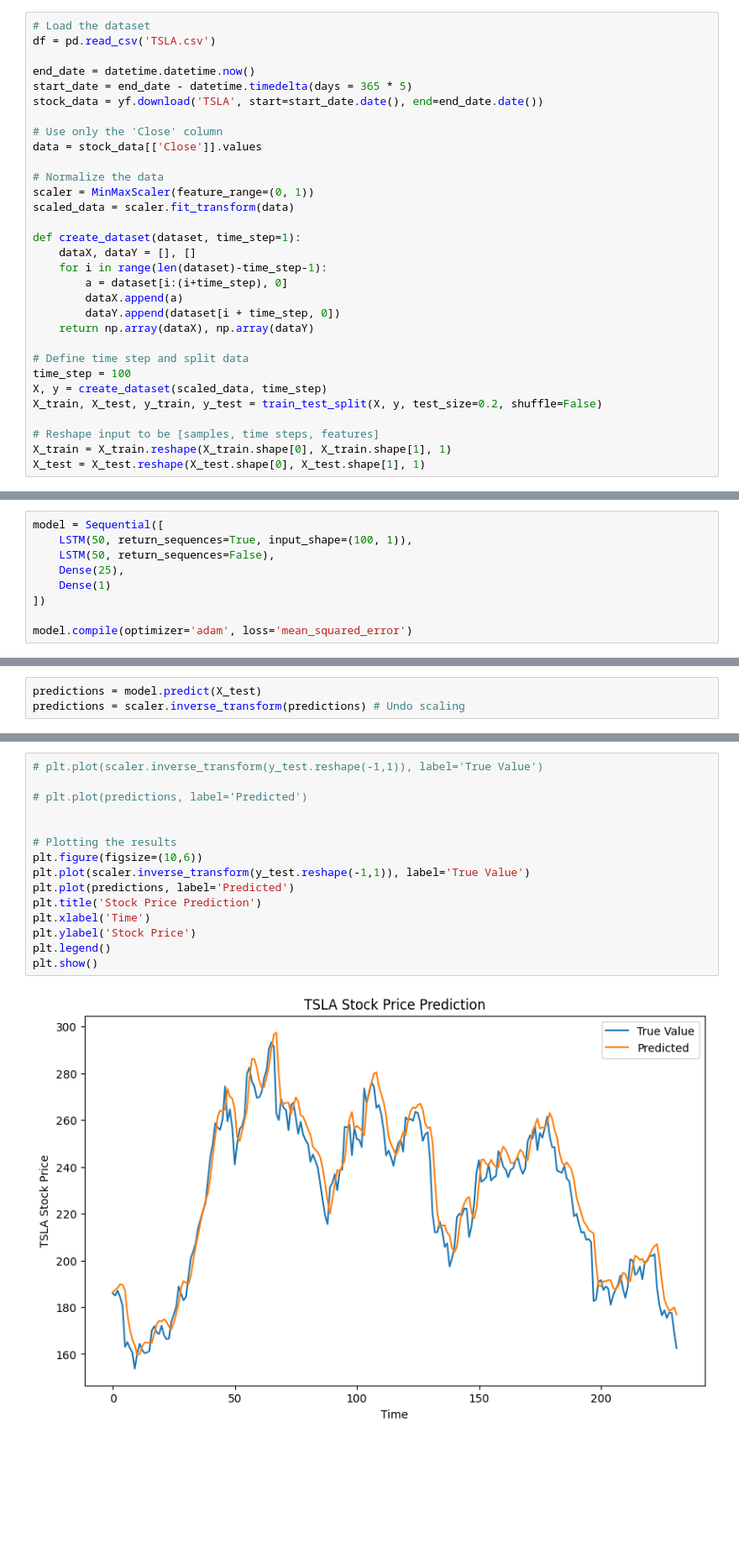
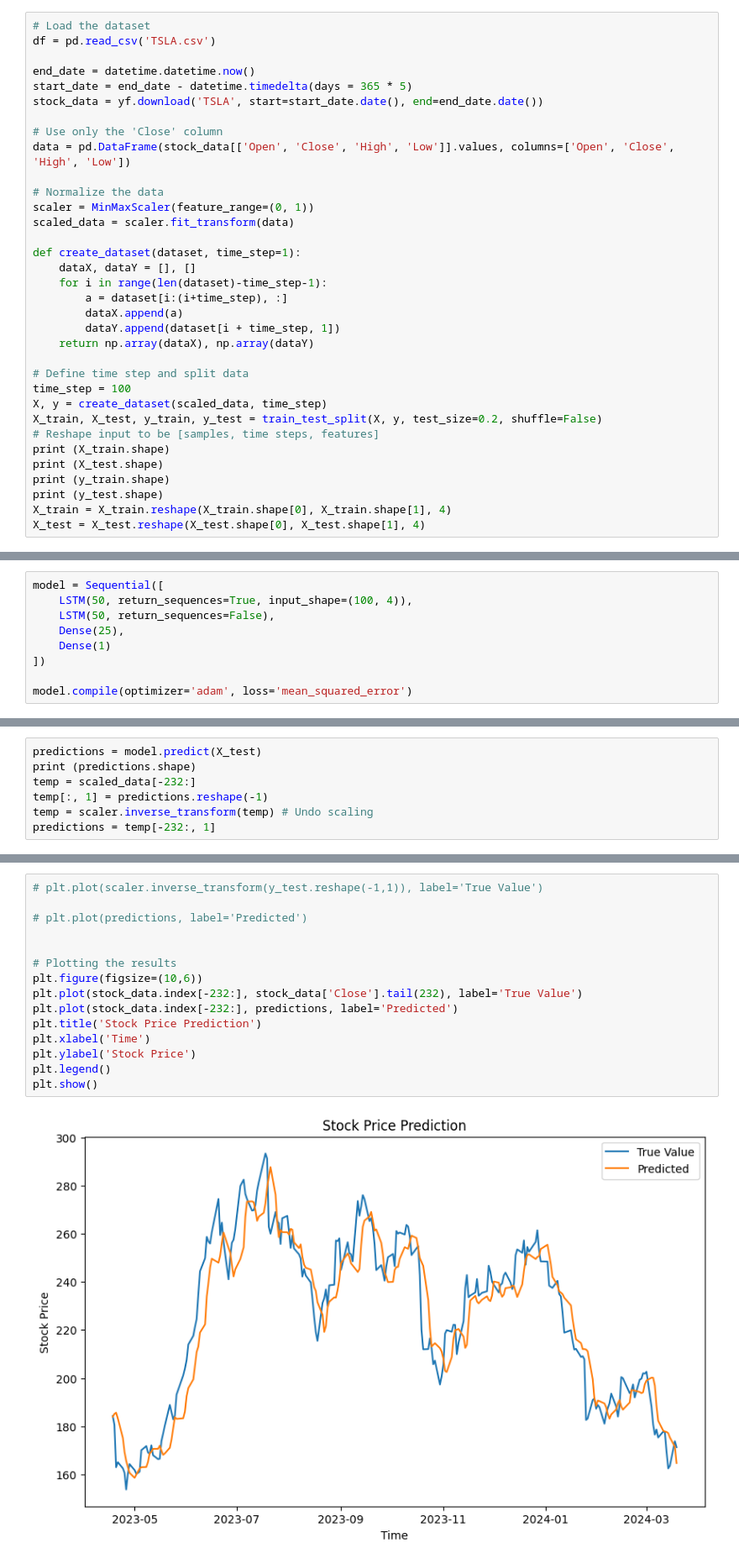
Before and after one commit to nme998/Stock_Market_Prediction, a Jupyter notebook: lstm.ipynb, the cells around one changed output, grey strips where cells are left out. Shown at 84% size. Saved outputs shown, nothing was run; the diff lists cells and outputs as text; blank space fills up the shorter version.

Commit message:
Updated LSTM script to handle Open, Close, High and Low arrtibutes

```diff
--- a/lstm.ipynb
+++ b/lstm.ipynb
@@ -17,7 +17,7 @@ start_date = end_date - datetime.timedelta(days = 365 * 5)
 stock_data = yf.download('TSLA', start=start_date.date(), end=end_date.date())
 
 # Use only the 'Close' column
-data = stock_data[['Close']].values
+data = pd.DataFrame(stock_data[['Open', 'Close', 'High', 'Low']].values, columns=['Open', 'Close', 'High', 'Low'])
 
 # Normalize the data
 scaler = MinMaxScaler(feature_range=(0, 1))
@@ -26,18 +26,21 @@ scaled_data = scaler.fit_transform(data)
 def create_dataset(dataset, time_step=1):
     dataX, dataY = [], []
     for i in range(len(dataset)-time_step-1):
-        a = dataset[i:(i+time_step), 0]
+        a = dataset[i:(i+time_step), :]
         dataX.append(a)
-        dataY.append(dataset[i + time_step, 0])
+        dataY.append(dataset[i + time_step, 1])
     return np.array(dataX), np.array(dataY)
 
 # Define time step and split data
 time_step = 100
 X, y = create_dataset(scaled_data, time_step)
 X_train, X_test, y_train, y_test = train_test_split(X, y, test_size=0.2, shuffle=False)
-
 # Reshape input to be [samples, time steps, features]
-X_train = X_train.reshape(X_train.shape[0], X_train.shape[1], 1)
-X_test = X_test.reshape(X_test.shape[0], X_test.shape[1], 1)
+print (X_train.shape)
+print (X_test.shape)
+print (y_train.shape)
+print (y_test.shape)
+X_train = X_train.reshape(X_train.shape[0], X_train.shape[1], 4)
+X_test = X_test.reshape(X_test.shape[0], X_test.shape[1], 4)
 # %% [output]
 [*********************100%***********************]  1 of 1 completed
@@ -44,6 +51,6 @@ X_test = X_test.reshape(X_test.shape[0], X_test.shape[1], 1)
 # %%
 model = Sequential([
-    LSTM(50, return_sequences=True, input_shape=(100, 1)),
+    LSTM(50, return_sequences=True, input_shape=(100, 4)),
     LSTM(50, return_sequences=False),
     Dense(25),
     Dense(1)
@@ -73,5 +80,9 @@ Epoch 100/100
 <keras.callbacks.History at 0x...>
 # %%
 predictions = model.predict(X_test)
-predictions = scaler.inverse_transform(predictions) # Undo scaling
+print (predictions.shape)
+temp = scaled_data[-232:]
+temp[:, 1] = predictions.reshape(-1)
+temp = scaler.inverse_transform(temp) # Undo scaling
+predictions = temp[-232:, 1]
 # %% [output]
@@ -79,17 +91,17 @@ predictions = scaler.inverse_transform(predictions) # Undo scaling
 # %%
 # plt.plot(scaler.inverse_transform(y_test.reshape(-1,1)), label='True Value')
 
 # plt.plot(predictions, label='Predicted')
 
 
 # Plotting the results
 plt.figure(figsize=(10,6))
-plt.plot(scaler.inverse_transform(y_test.reshape(-1,1)), label='True Value')
-plt.plot(predictions, label='Predicted')
+plt.plot(stock_data.index[-232:], stock_data['Close'].tail(232), label='True Value')
+plt.plot(stock_data.index[-232:], predictions, label='Predicted')
 plt.title('Stock Price Prediction')
 plt.xlabel('Time')
 plt.ylabel('Stock Price')
 plt.legend()
 plt.show()
 # %% [output]
-[figure, old version]
+[figure, new version]
```
Also changed, not shown: parts of 3 cells of this notebook.
